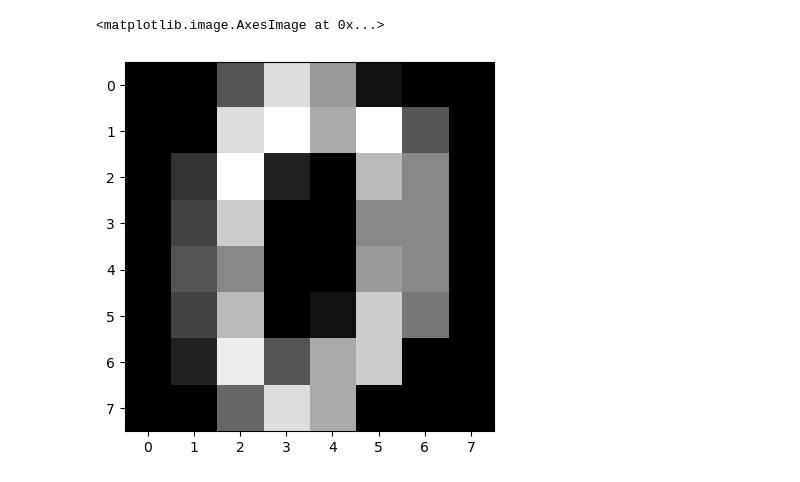
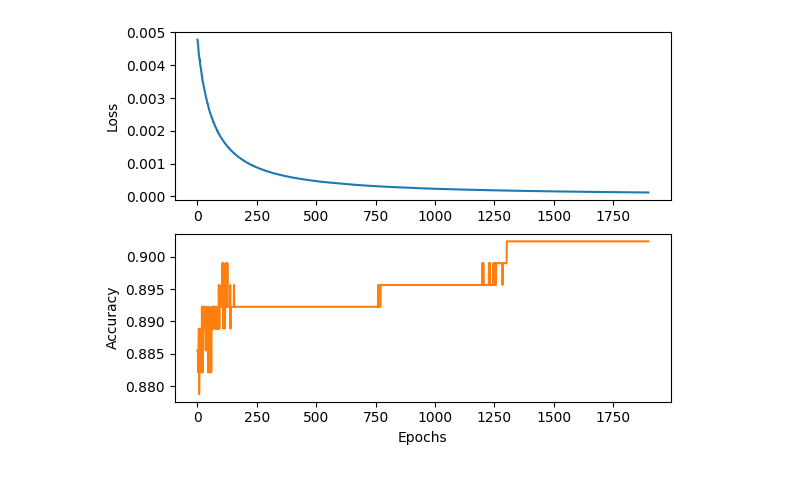
Before and after one commit to jannisleu/iANNwTF, a Jupyter notebook: HW1/homework01.ipynb, the cells around one changed output. Saved outputs shown, nothing was run; the diff lists cells and outputs as text; code cells hidden in the pictures.

```diff
--- a/HW1/homework01.ipynb
+++ b/HW1/homework01.ipynb
@@ -57,5 +65,4 @@ plt.plot(losses)
-# %%
-plt.imshow(x[0].reshape(8,8), cmap="gray")
-# %% [output]
-<matplotlib.image.AxesImage at 0x...>
-[figure, removed]
+# %%
+visualize_training(avg_loss[100:], accuracies[100:])
+# %% [output]
+[figure, added]
```
Also changed, not shown: parts of 11 cells of this notebook, 3 other files.
